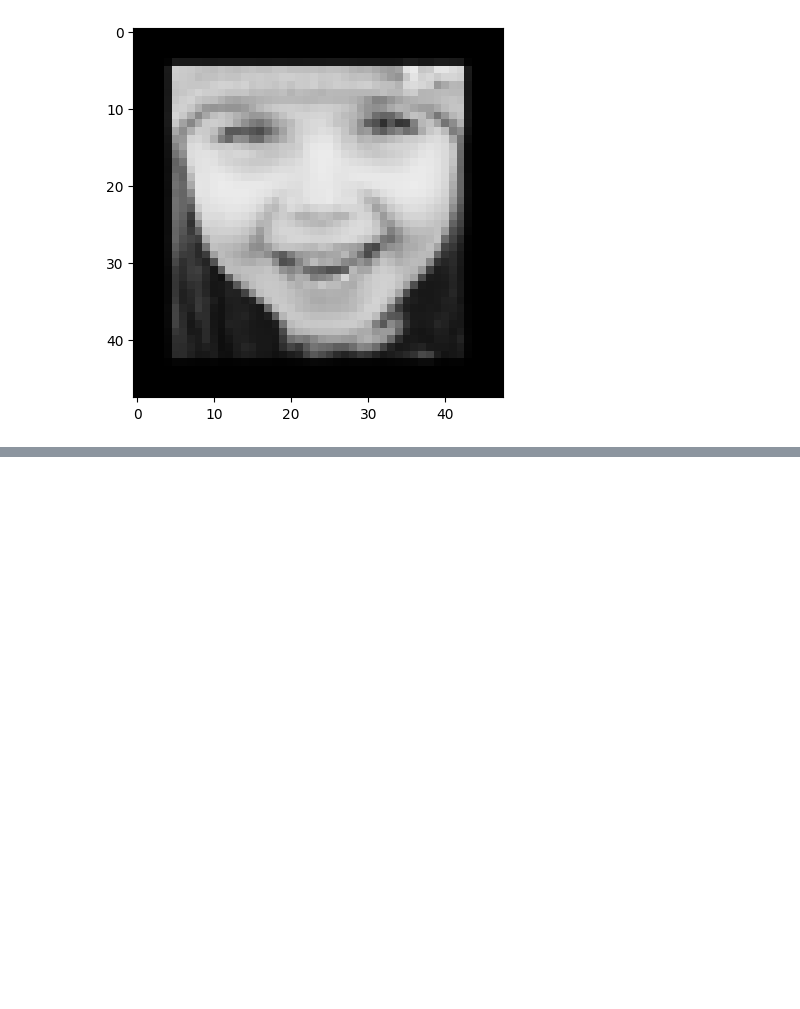
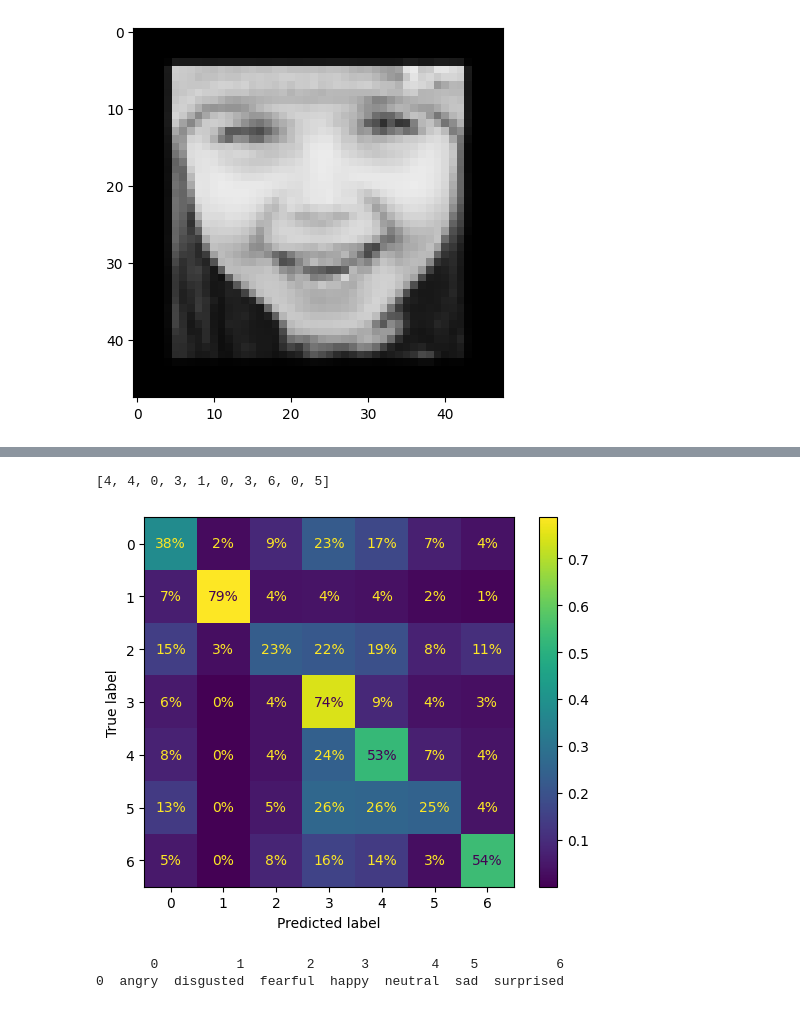
Before and after one commit to 26th-Official/Emotion-Detection, a Jupyter notebook: Emotion.ipynb, the cells around one changed output, grey strips where cells are left out. Drawn from its saved outputs; the diff is of its cells as text; code cells hidden in the pictures; blank space fills up the shorter version.

```diff
--- a/Emotion.ipynb
+++ b/Emotion.ipynb
@@ -353,0 +439,2 @@ for i in a:
+# %%
+predkt = model.predict(x_train)
@@ -353,0 +443,16 @@ for i in a:
+# %%
+final_pred = []
+for i in predkt:
+    final_pred.append(i.argmax())
+
+print(final_pred[:10])
+# %% [output]
+[4, 4, 0, 3, 1, 0, 3, 6, 0, 5]
+# %%
+ConfusionMatrixDisplay.from_predictions(y_train,np.array(final_pred),values_format='.0%',normalize='true')
+plt.show()
+print(pd.DataFrame([classes]))
+# %% [output]
+[figure, added]
+       0          1        2      3        4    5          6
+0  angry  disgusted  fearful  happy  neutral  sad  surprised
```
Also changed, not shown: parts of 16 cells of this notebook.
